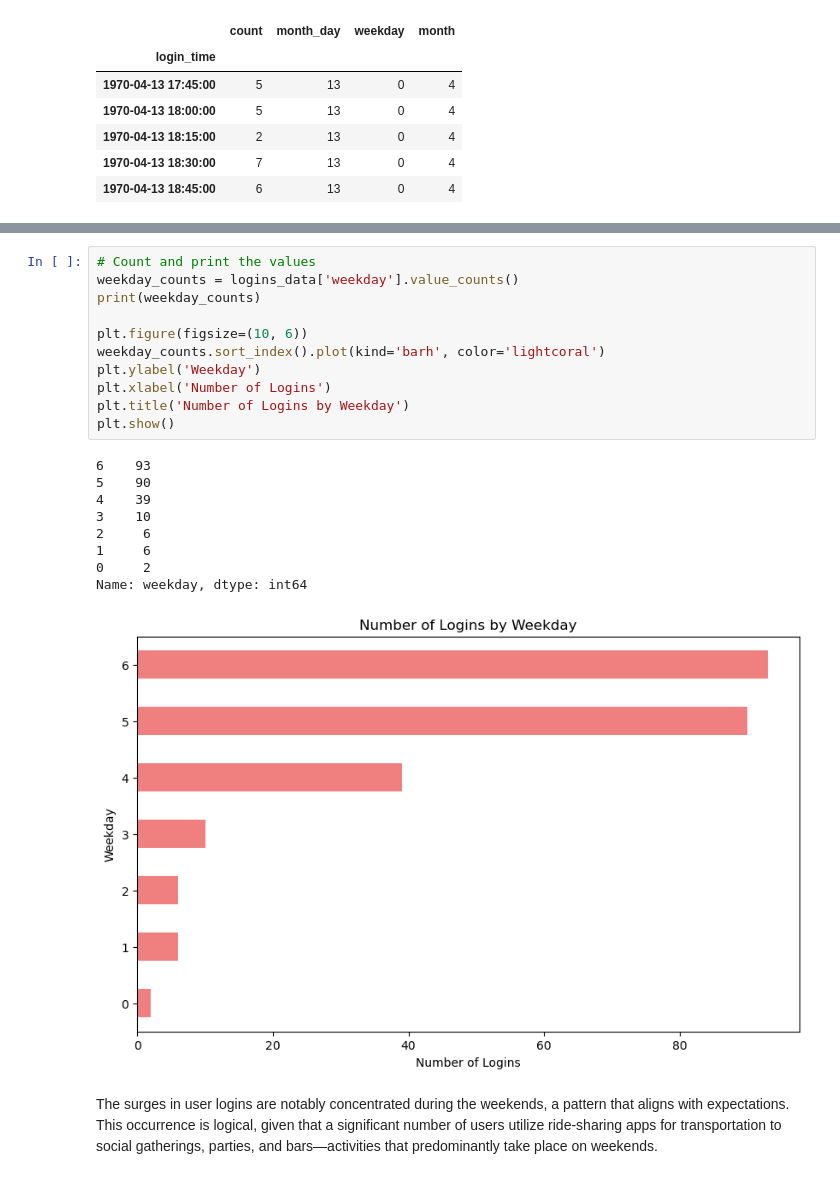
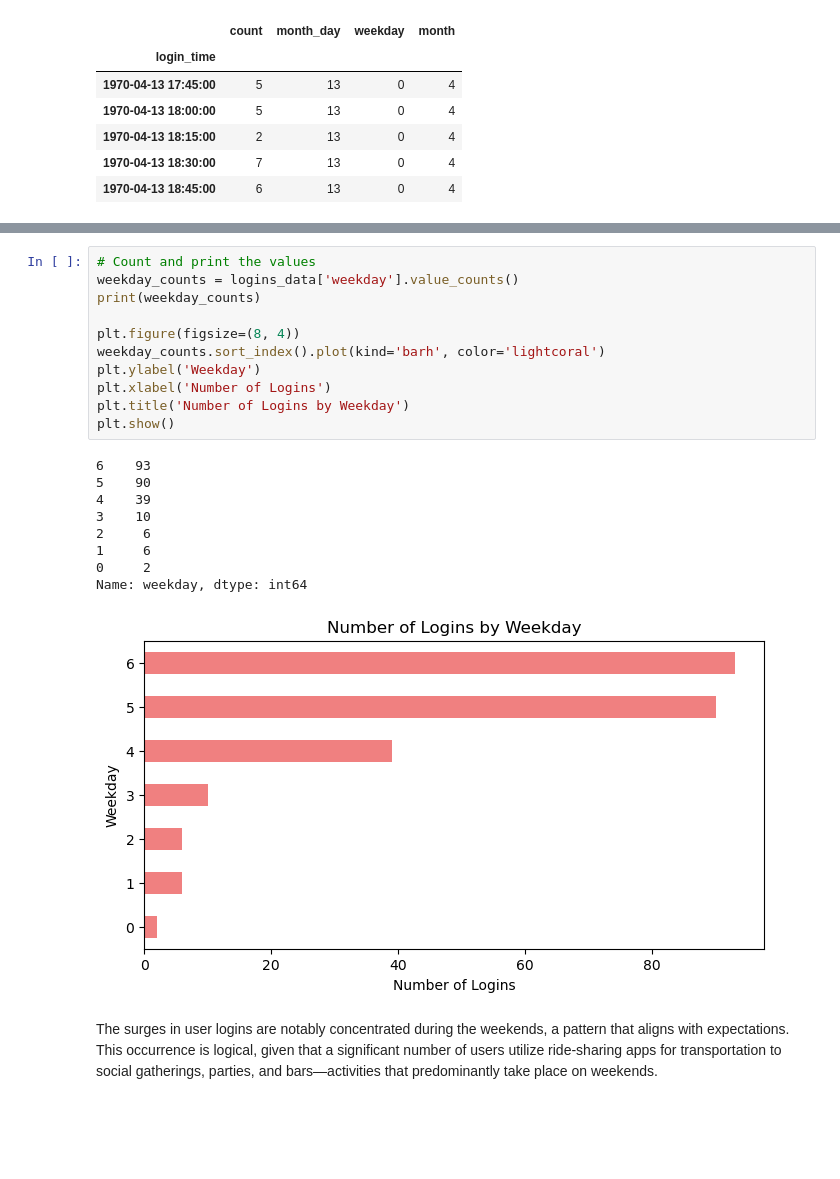
Before and after one commit to sabheen9/ultimate_challenge, a Jupyter notebook: Ultimate.ipynb, the cells around one changed output, grey strips where cells are left out. Cells and saved outputs as stored; diff of their text form; blank space fills up the shorter version.

```diff
--- a/Ultimate.ipynb
+++ b/Ultimate.ipynb
@@ -155,24 +160,24 @@ Name: month_day, dtype: int64
 # %%
 # Count and print the values
 weekday_counts = logins_data['weekday'].value_counts()
 print(weekday_counts)
 
-plt.figure(figsize=(10, 6))
+plt.figure(figsize=(8, 4))
 weekday_counts.sort_index().plot(kind='barh', color='lightcoral')
 plt.ylabel('Weekday')
 plt.xlabel('Number of Logins')
 plt.title('Number of Logins by Weekday')
 plt.show()
 # %% [output]
 6    93
 5    90
 4    39
 3    10
 2     6
 1     6
 0     2
 Name: weekday, dtype: int64
-[figure, old version]
+[figure, new version]
 # %% [markdown]
 The surges in user logins are notably concentrated during the weekends, a pattern that aligns with expectations. This occurrence is logical, given that a significant number of users utilize ride-sharing apps for transportation to social gatherings, parties, and bars—activities that predominantly take place on weekends.
 # %%
```
Also changed, not shown: parts of 16 cells of this notebook.
